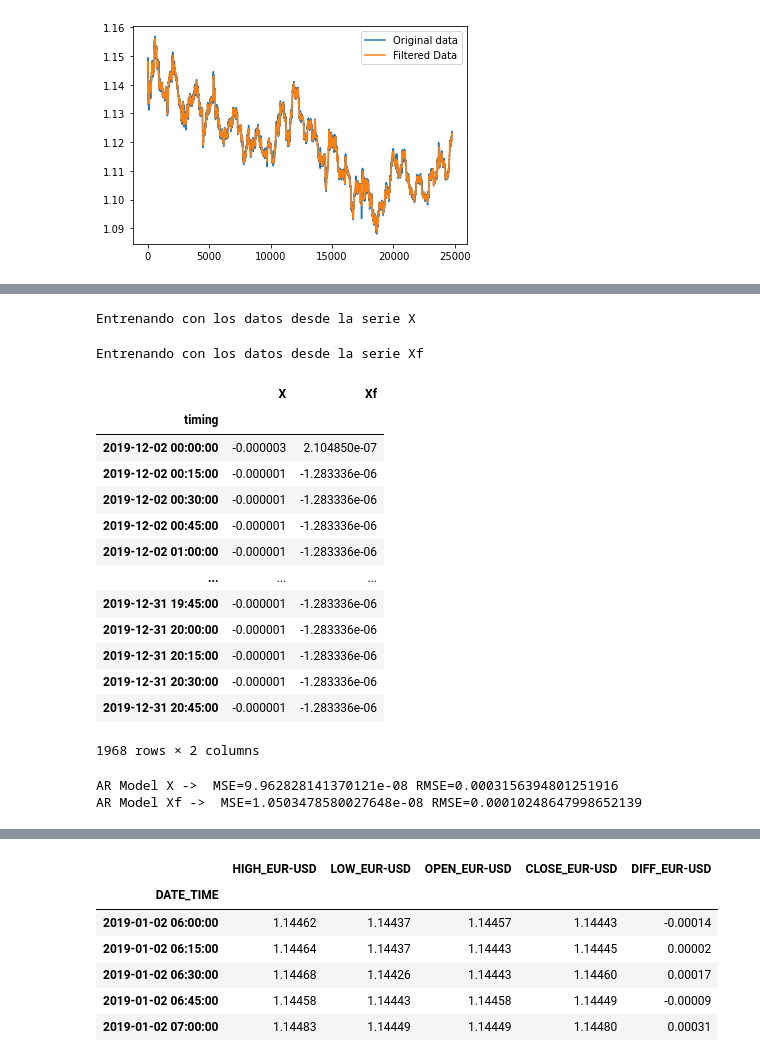
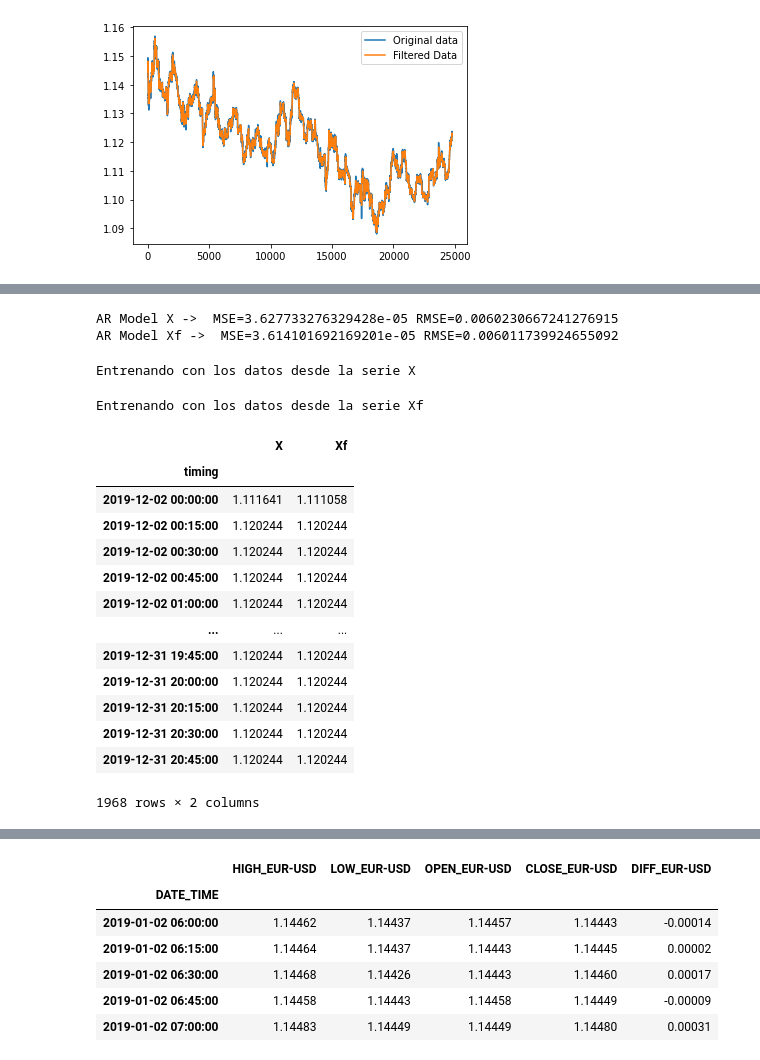
Before and after one commit to pabloestevezm/FP, a Jupyter notebook: modelling.ipynb, the cells around one changed output, grey strips where cells are left out. Saved outputs shown, nothing was run; the diff lists cells and outputs as text; code cells hidden in the pictures.

```diff
--- a/modelation.ipynb
+++ b/modelling.ipynb
@@ -142,6 +121,11 @@ from statsmodels.tsa.ar_model import AR
 from statsmodels.tsa.arima_model import ARIMA
 # %%
 df = pd.DataFrame({
-    "X":data_diff.to_numpy(),
-    "Xf": filtrd_data_diff
+    "X":data_close.to_numpy(),
+    "Xf": filtrd_data_close
 },index=forex_pairs.index)
+
+dr = df.index
+print(dr, dr.shape)
+realidad = df.loc[dr[:22808]]
+futuro = df.loc[dr[22808:]]
@@ -185,23 +164,23 @@ DatetimeIndex(['2019-01-02 06:00:00', '2019-01-02 06:15:00',
 # %%
+#We start with the AR Model
+
 predictions_AR = dict()
 
 for col in realidad.columns:
     train = realidad[col]
     test = futuro[col]
-
+    #train y test retornan la serie de Xf
     # Entrena el modelo AR
     model_AR = AR(train)
     print(f"Entrenando con los datos desde la serie {col}")
-    model_fit_AR = model_AR.fit(maxlag=10)
+    model_fit_AR = model_AR.fit(maxlag=4)
 
      # Predice los valores AR
-    predictions_AR[col] = model_fit_AR.predict(start=len(train),
+    predictions_AR[f'{col}_prediction'] = model_fit_AR.predict(start=len(train),
                                     end=len(train)+len(test)-1, dynamic=False)
 
 pred_AR = pd.DataFrame(predictions_AR)
-pred_AR['timing'] = futuro.index
-pred_AR.index = pd.DatetimeIndex(pred_AR.timing)
-pred_AR = pred_AR.drop(columns={'timing'})
+pred_AR.index = futuro.index
 pred_AR
 # %% [output]
 Entrenando con los datos desde la serie X
@@ -241 +220,12 @@ warnings.filterwarnings('ignore', 'statsmodels.tsa.ar_model.AR', FutureWarning)
 1968 rows × 2 columns
+# %%
+AR_predictions = pd.DataFrame({
+    "GT":futuro.X,
+    "X":pred_AR.X_prediction,
+    "Xf":pred_AR.Xf_prediction,
+    "diff_X": futuro.X - pred_AR.X_prediction,
+    "diff_Xf":futuro.X - pred_AR.Xf_prediction
+},index=futuro.index)
+
+
+AR_predictions.describe()
@@ -242,52 +242,51 @@ warnings.filterwarnings('ignore', 'statsmodels.tsa.ar_model.AR', FutureWarning)
+# %%
+#We get the metrics from our AR Model
+for col in futuro.columns:
+    mse = mean_squared_error(futuro[col], AR_predictions[col])
+    rmse = np.sqrt(mse)
+    print(f"AR Model {col} ->  MSE={mse} RMSE={rmse}")
+# %% [output]
+AR Model X ->  MSE=3.627733276329428e-05 RMSE=0.0060230667241276915
+AR Model Xf ->  MSE=3.614101692169201e-05 RMSE=0.006011739924655092
 # %%
 predictions_ARIMA = dict()
 
 for col in realidad.columns:
     train = realidad[col]
     test = futuro[col]
 
     # Entrena el modelo AR
     model_ARIMA = ARIMA(train, order=(0,0,1))
     print(f"Entrenando con los datos desde la serie {col}")
-    model_fit_ARIMA = model_ARIMA.fit(maxlag=10)
+    model_fit_ARIMA = model_ARIMA.fit(maxlag=4)
 
      # Predice los valores AR
     predictions_ARIMA[col] = model_fit_ARIMA.predict(start=len(train),
                                     end=len(train)+len(test)-1, dynamic=False)
 
 pred_ARIMA = pd.DataFrame(predictions_ARIMA)
 pred_ARIMA['timing'] = futuro.index
 pred_ARIMA.index = pd.DatetimeIndex(pred_ARIMA.timing)
 pred_ARIMA = pred_ARIMA.drop(columns={'timing'})
+
 pred_ARIMA
 # %% [output]
 Entrenando con los datos desde la serie X
 Entrenando con los datos desde la serie Xf
 |  | X | Xf |
 | timing |  |  |
-| 2019-12-02 00:00:00 | -0.000003 | 2.104850e-07 |
-| 2019-12-02 00:15:00 | -0.000001 | -1.283336e-06 |
-| 2019-12-02 00:30:00 | -0.000001 | -1.283336e-06 |
-| 2019-12-02 00:45:00 | -0.000001 | -1.283336e-06 |
-| 2019-12-02 01:00:00 | -0.000001 | -1.283336e-06 |
+| 2019-12-02 00:00:00 | 1.111641 | 1.111058 |
+| 2019-12-02 00:15:00 | 1.120244 | 1.120244 |
+| 2019-12-02 00:30:00 | 1.120244 | 1.120244 |
+| 2019-12-02 00:45:00 | 1.120244 | 1.120244 |
+| 2019-12-02 01:00:00 | 1.120244 | 1.120244 |
 | ... | ... | ... |
-| 2019-12-31 19:45:00 | -0.000001 | -1.283336e-06 |
-| 2019-12-31 20:00:00 | -0.000001 | -1.283336e-06 |
-| 2019-12-31 20:15:00 | -0.000001 | -1.283336e-06 |
-| 2019-12-31 20:30:00 | -0.000001 | -1.283336e-06 |
-| 2019-12-31 20:45:00 | -0.000001 | -1.283336e-06 |
+| 2019-12-31 19:45:00 | 1.120244 | 1.120244 |
+| 2019-12-31 20:00:00 | 1.120244 | 1.120244 |
+| 2019-12-31 20:15:00 | 1.120244 | 1.120244 |
+| 2019-12-31 20:30:00 | 1.120244 | 1.120244 |
+| 2019-12-31 20:45:00 | 1.120244 | 1.120244 |
 1968 rows × 2 columns
-# %%
-from sklearn.metrics import mean_squared_error
-
-# squared => If True returns MSE value, if False returns RMSE value.
-for col in pred_AR.columns:
-    mse = mean_squared_error(futuro[col], pred_AR[col])
-    rmse = np.sqrt(mse)
-    print(f"AR Model {col} ->  MSE={mse} RMSE={rmse}")
-# %% [output]
-AR Model X ->  MSE=9.962828141370121e-08 RMSE=0.0003156394801251916
-AR Model Xf ->  MSE=1.0503478580027648e-08 RMSE=0.00010248647998652139
 # %%
 for col in pred_ARIMA.columns:
     mse = mean_squared_error(futuro[col], pred_ARIMA[col])
```
Also changed, not shown: parts of 28 cells of this notebook, 3 other files.
